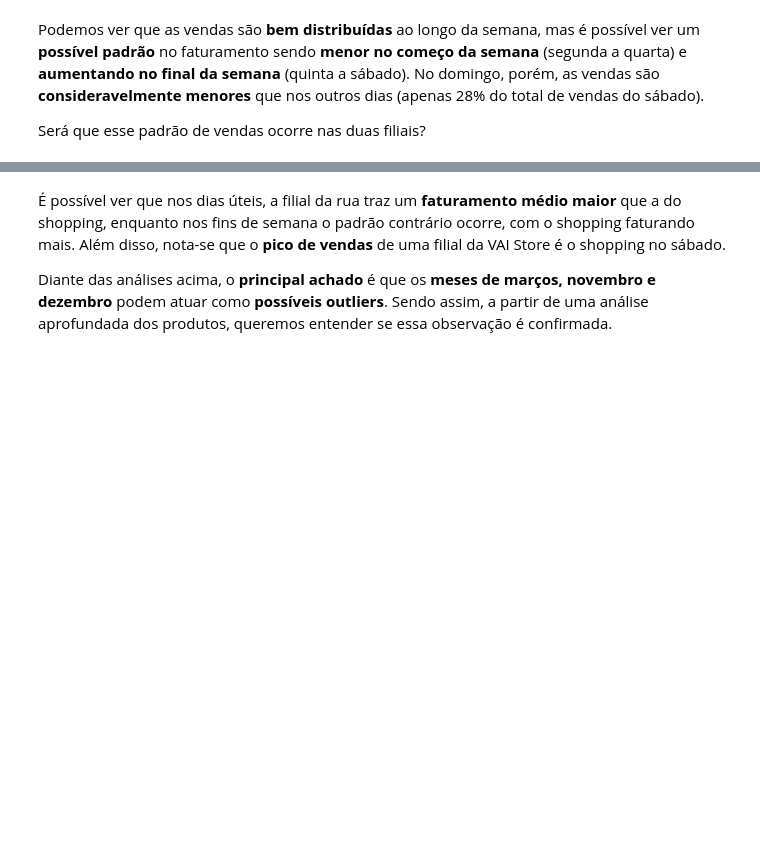
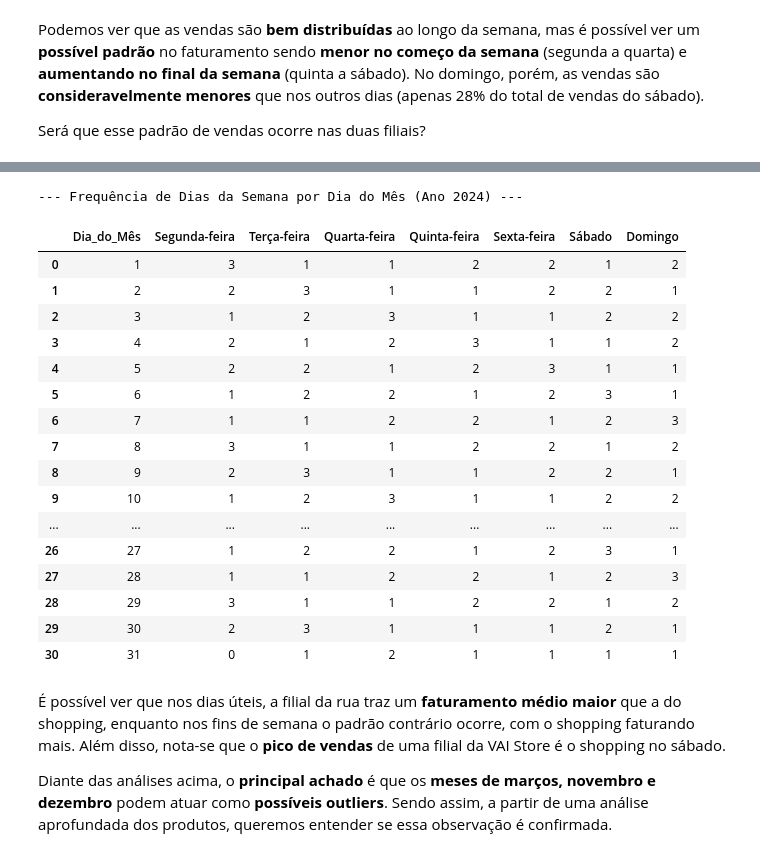
Before and after one commit to felipefsleal/Grupo6-ProjetoFinal, a Jupyter notebook: notebooks/01_eda.ipynb, the cells around one changed output, grey strips where cells are left out. Cells and saved outputs as stored; diff of their text form; code cells hidden in the pictures; blank space fills up the shorter version.

```diff
--- a/notebooks/01_eda.ipynb
+++ b/notebooks/01_eda.ipynb
@@ -267,3 +285,72 @@ pff.vendas_dia_semana(vendas)
+# %%
+import calendar
+from datetime import date
+
+# 1. Configurar o ano de análise
+ANO = 2024
+
+# 2. Mapeamento de nomes de dias (de 0=Segunda a 6=Domingo)
+dias_pt = {
+    0: 'Segunda-feira', 1: 'Terça-feira', 2: 'Quarta-feira',
+    3: 'Quinta-feira', 4: 'Sexta-feira', 5: 'Sábado', 6: 'Domingo'
+}
+
+# 3. Inicializar a estrutura de dados (Tabela de Contagem)
+# As chaves são os dias do mês (1 a 31). Os valores serão dicionários de contagem de dias.
+contagem_dias = {dia_mes: {nome_dia: 0 for nome_dia in dias_pt.values()} for dia_mes in range(1, 32)}
+
+# 4. Iterar sobre todos os meses do ano de 2024
+for mes in range(1, 13):
+    # calendar.Calendar(0) começa a semana na Segunda-feira (0)
+    cal = calendar.Calendar(0)
+
+    # Gera uma lista de tuplas (dia_do_mes, dia_da_semana_indice)
+    mes_info = cal.itermonthdays2(ANO, mes)
+
+    for dia_mes, dia_semana_indice in mes_info:
+        # 0 significa que o dia_mes não existe naquele mês (é preenchimento do calendário), ignorar
+        if dia_mes == 0:
+            continue
+
+        # O dia 29, 30 e 31 não existem em todos os meses
+        if dia_mes in contagem_dias:
+            nome_dia_semana = dias_pt[dia_semana_indice]
+            contagem_dias[dia_mes][nome_dia_semana] += 1
+
+# 5. Converter o resultado para um DataFrame Pandas
+# Transforma o dicionário aninhado em um DataFrame
+df_calendario = pd.DataFrame(contagem_dias).T
+
+# 6. Limpar e formatar o DataFrame
+# Adicionar o Dia do Mês como coluna
+df_calendario.index.name = 'Dia_do_Mês'
+df_calendario.reset_index(inplace=True)
+
+# Preencher NaN (dias 29, 30, 31 em meses curtos) com 0 e converter para inteiro
+df_calendario = df_calendario.fillna(0).astype(int)
+
+# 7. Exibir o resultado
+print(f"--- Frequência de Dias da Semana por Dia do Mês (Ano {ANO}) ---")
+df_calendario
+# %% [output]
+--- Frequência de Dias da Semana por Dia do Mês (Ano 2024) ---
+|  | Dia_do_Mês | Segunda-feira | Terça-feira | Quarta-feira | Quinta-feira | Sexta-feira | Sábado | Domingo |
+| 0 | 1 | 3 | 1 | 1 | 2 | 2 | 1 | 2 |
+| 1 | 2 | 2 | 3 | 1 | 1 | 2 | 2 | 1 |
+| 2 | 3 | 1 | 2 | 3 | 1 | 1 | 2 | 2 |
+| 3 | 4 | 2 | 1 | 2 | 3 | 1 | 1 | 2 |
+| 4 | 5 | 2 | 2 | 1 | 2 | 3 | 1 | 1 |
+| 5 | 6 | 1 | 2 | 2 | 1 | 2 | 3 | 1 |
+| 6 | 7 | 1 | 1 | 2 | 2 | 1 | 2 | 3 |
+| 7 | 8 | 3 | 1 | 1 | 2 | 2 | 1 | 2 |
+| 8 | 9 | 2 | 3 | 1 | 1 | 2 | 2 | 1 |
+| 9 | 10 | 1 | 2 | 3 | 1 | 1 | 2 | 2 |
+| ... | ... | ... | ... | ... | ... | ... | ... | ... |
+| 26 | 27 | 1 | 2 | 2 | 1 | 2 | 3 | 1 |
+| 27 | 28 | 1 | 1 | 2 | 2 | 1 | 2 | 3 |
+| 28 | 29 | 3 | 1 | 1 | 2 | 2 | 1 | 2 |
+| 29 | 30 | 2 | 3 | 1 | 1 | 1 | 2 | 1 |
+| 30 | 31 | 0 | 1 | 2 | 1 | 1 | 1 | 1 |
 # %% [markdown]
 É possível ver que nos dias úteis, a filial da rua traz um **faturamento médio maior** que a do shopping, enquanto nos fins de semana o padrão contrário ocorre, com o shopping faturando mais. Além disso, nota-se que o **pico de vendas** de uma filial da VAI Store é o shopping no sábado.
 
```
Also changed, not shown: parts of 16 cells of this notebook.
